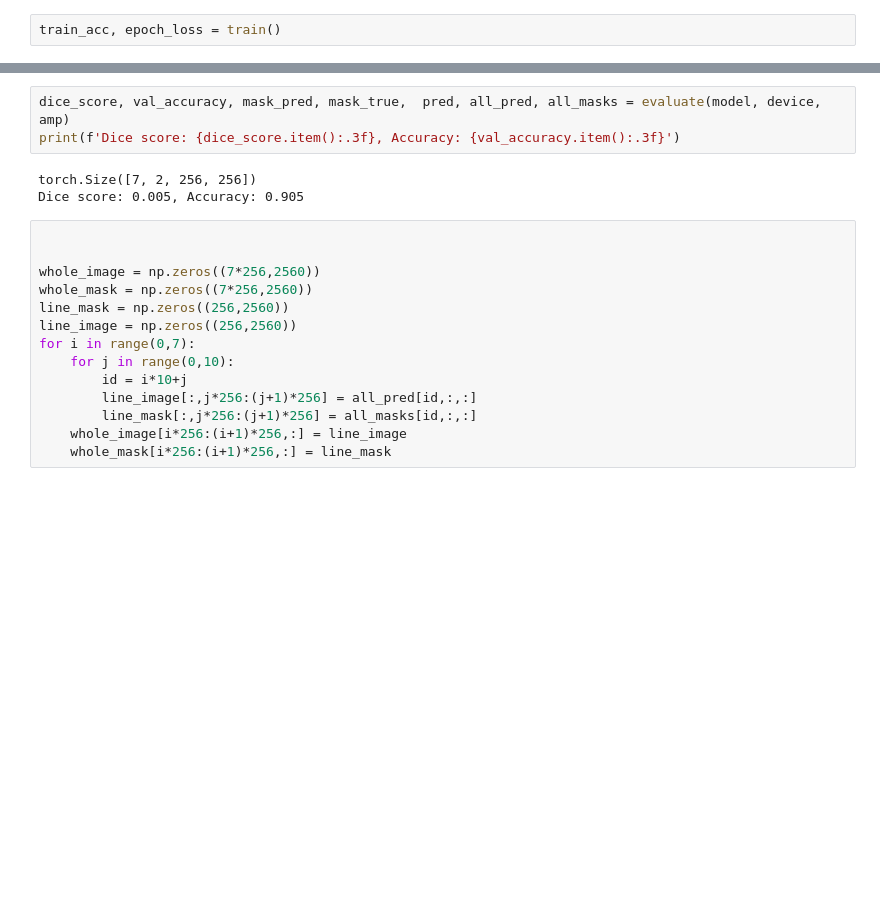
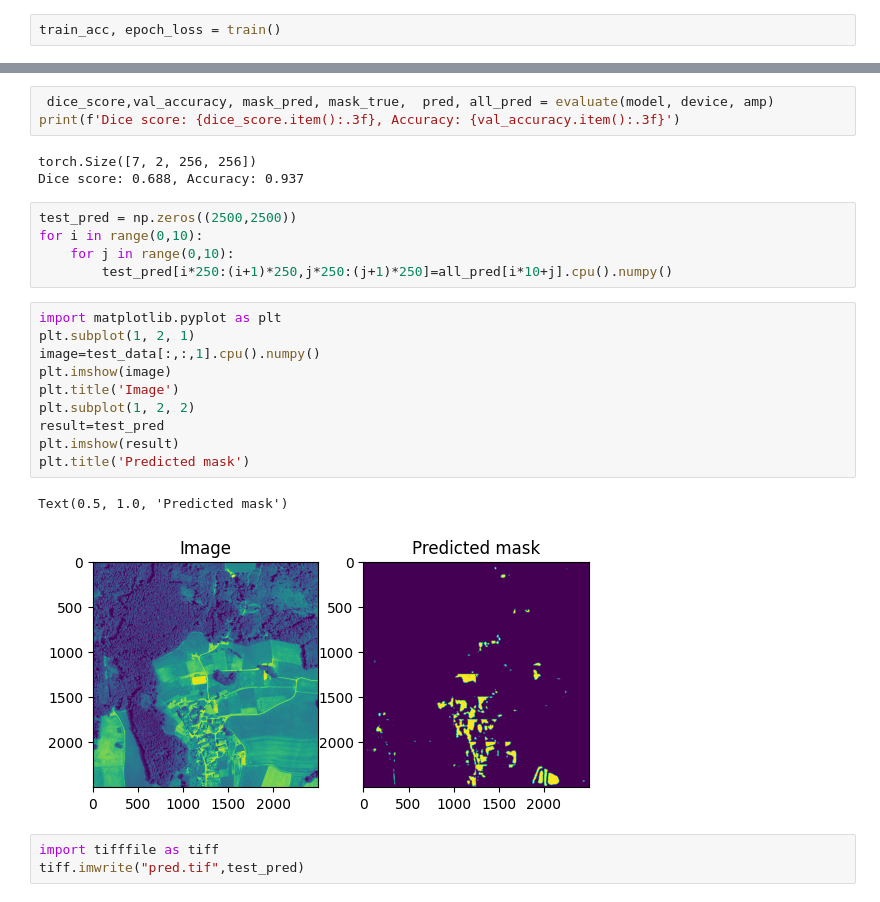
Before and after one commit to enguy-hub/VGI_BuildingSegmentation, a Jupyter notebook: train.ipynb, the cells around one changed output, grey strips where cells are left out. Saved outputs shown, nothing was run; the diff lists cells and outputs as text; blank space fills up the shorter version.

```diff
--- a/train.ipynb
+++ b/train.ipynb
@@ -288,23 +372,30 @@ def evaluate(net, device, amp):
 # %%
-dice_score, val_accuracy, mask_pred, mask_true,  pred, all_pred, all_masks = evaluate(model, device, amp)
+ dice_score,val_accuracy, mask_pred, mask_true,  pred, all_pred = evaluate(model, device, amp)
 print(f'Dice score: {dice_score.item():.3f}, Accuracy: {val_accuracy.item():.3f}')
 # %% [output]
 torch.Size([7, 2, 256, 256])
-Dice score: 0.005, Accuracy: 0.905
+Dice score: 0.688, Accuracy: 0.937
-# %%
-
-
-whole_image = np.zeros((7*256,2560))
-whole_mask = np.zeros((7*256,2560))
-line_mask = np.zeros((256,2560))
-line_image = np.zeros((256,2560))
-for i in range(0,7):
-    for j in range(0,10):
-        id = i*10+j
-        line_image[:,j*256:(j+1)*256] = all_pred[id,:,:]
-        line_mask[:,j*256:(j+1)*256] = all_masks[id,:,:]
-    whole_image[i*256:(i+1)*256,:] = line_image
-    whole_mask[i*256:(i+1)*256,:] = line_mask
+# %%
+test_pred = np.zeros((2500,2500))
+for i in range(0,10):
+    for j in range(0,10):
+        test_pred[i*250:(i+1)*250,j*250:(j+1)*250]=all_pred[i*10+j].cpu().numpy()
+# %%
+import matplotlib.pyplot as plt
+plt.subplot(1, 2, 1)
+image=test_data[:,:,1].cpu().numpy()
+plt.imshow(image)
+plt.title('Image')
+plt.subplot(1, 2, 2)
+result=test_pred
+plt.imshow(result)
+plt.title('Predicted mask')
+# %% [output]
+Text(0.5, 1.0, 'Predicted mask')
+[figure, added]
+# %%
+import tifffile as tiff
+tiff.imwrite("pred.tif",test_pred)
 # %%
 import matplotlib.pyplot as plt
 plt.subplot(1, 4, 1)
```
Also changed, not shown: parts of 18 cells of this notebook.
